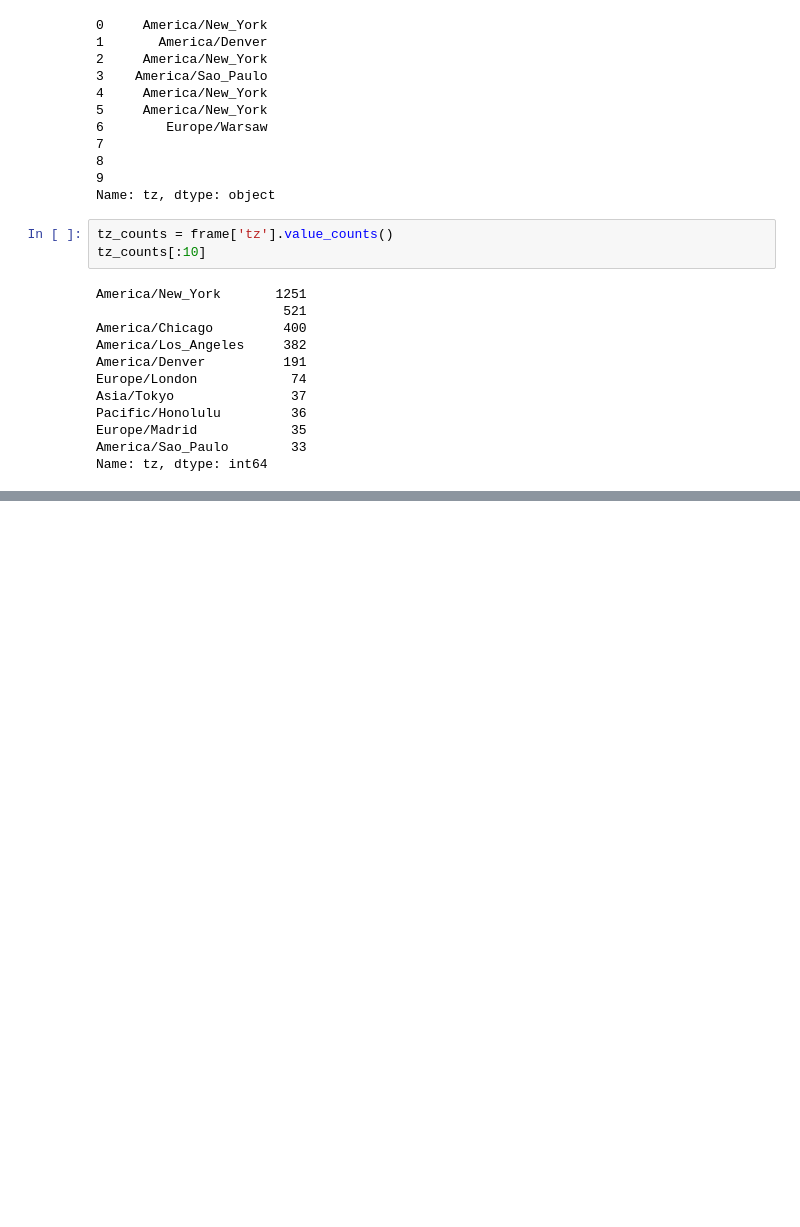
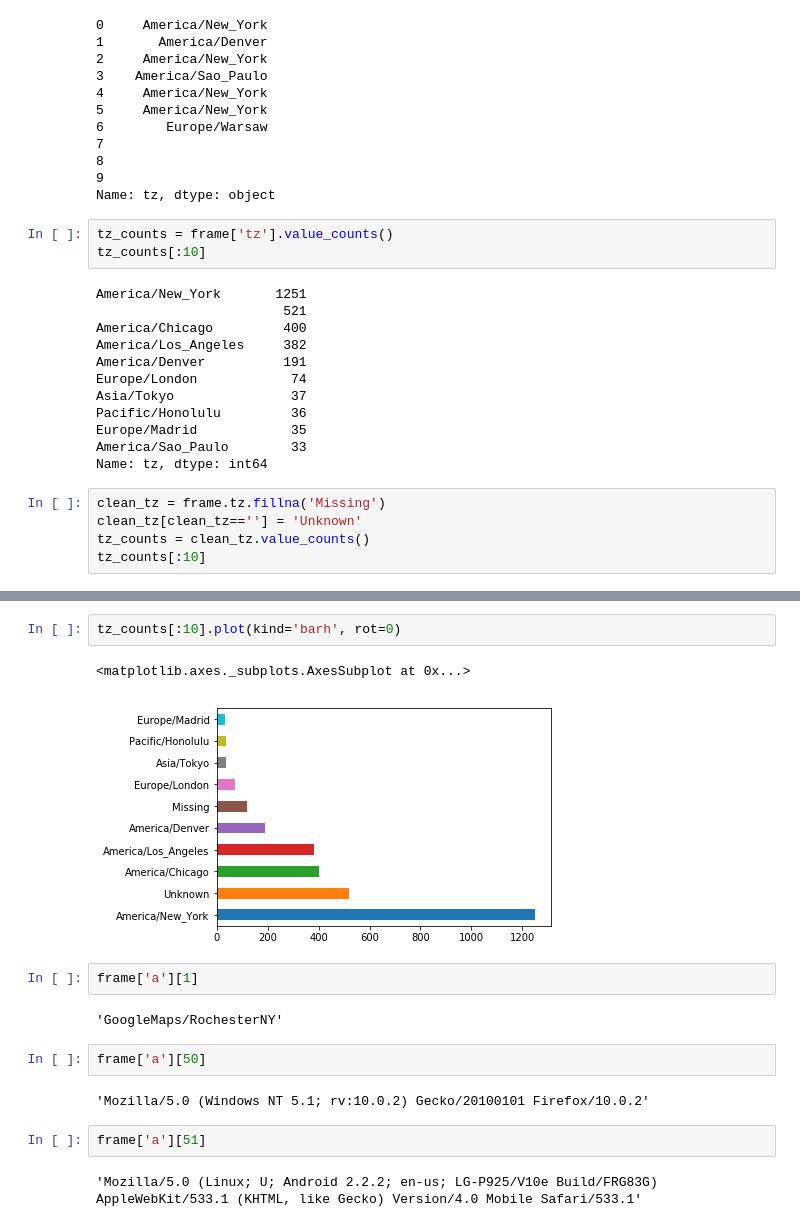
Before and after one commit to 08bkcomp/pydata-book, a Jupyter notebook: my02.ipynb, the cells around one changed output, grey strips where cells are left out. Cells and saved outputs as stored; diff of their text form; blank space fills up the shorter version.

```diff
--- a/my02.ipynb
+++ b/my02.ipynb
@@ -207,3 +209,8 @@ Pacific/Honolulu         36
 Europe/Madrid            35
 America/Sao_Paulo        33
 Name: tz, dtype: int64
+# %%
+clean_tz = frame.tz.fillna('Missing')
+clean_tz[clean_tz==''] = 'Unknown'
+tz_counts = clean_tz.value_counts()
+tz_counts[:10]
@@ -209,0 +229,17 @@ Name: tz, dtype: int64
+# %%
+tz_counts[:10].plot(kind='barh', rot=0)
+# %% [output]
+<matplotlib.axes._subplots.AxesSubplot at 0x...>
+[figure, added]
+# %%
+frame['a'][1]
+# %% [output]
+'GoogleMaps/RochesterNY'
+# %%
+frame['a'][50]
+# %% [output]
+'Mozilla/5.0 (Windows NT 5.1; rv:10.0.2) Gecko/20100101 Firefox/10.0.2'
+# %%
+frame['a'][51]
+# %% [output]
+'Mozilla/5.0 (Linux; U; Android 2.2.2; en-us; LG-P925/V10e Build/FRG83G) AppleWebKit/533.1 (KHTML, like Gecko) Version/4.0 Mobile Safari/533.1'
```
Also changed, not shown: parts of 4 cells of this notebook.
